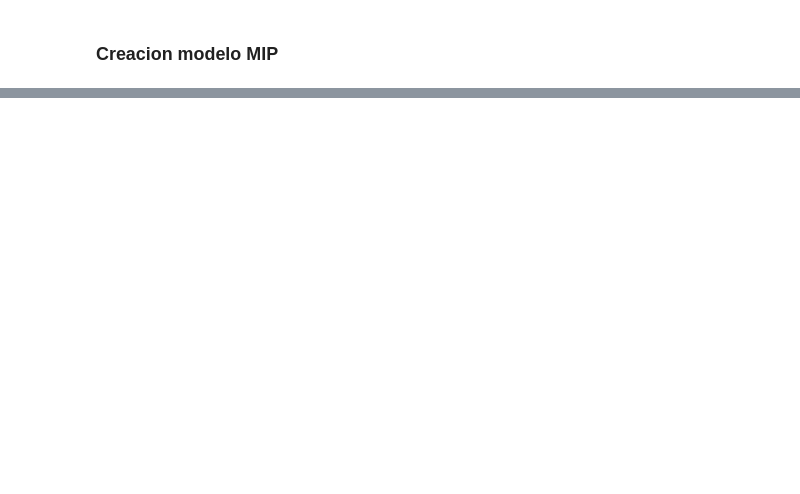
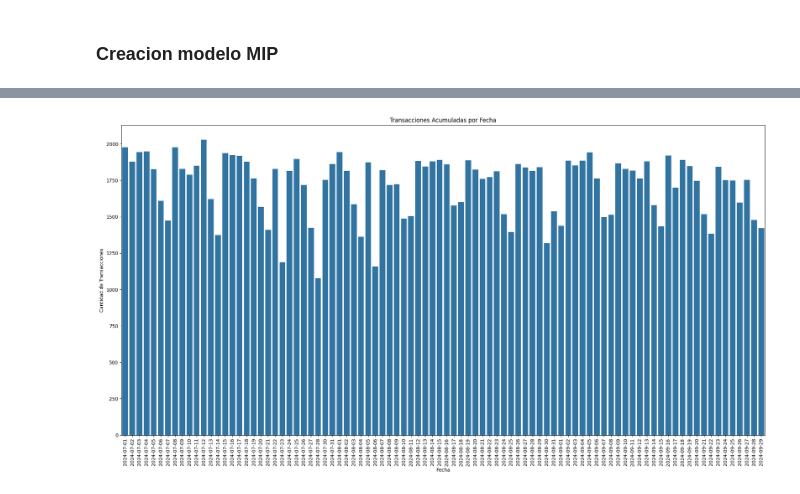
Before and after one commit to dtorresg/SCM-Challenge, a Jupyter notebook: SCM-Challenge.ipynb, the cells around one changed output, grey strips where cells are left out. Cells and saved outputs as stored; diff of their text form; code cells hidden in the pictures; blank space fills up the shorter version.

```diff
--- a/SCM-Challenge.ipynb
+++ b/SCM-Challenge.ipynb
@@ -110,0 +574,33 @@ m = mip.Model()
+# %%
+# # Crear una nueva columna para el total de transacciones
+# total_transacciones = df[df["Driver"] == "CANTIDAD_TRX"][columnas_horas].sum(axis=1)
+
+# print(total_transacciones.size)
+
+
+# # Graficar transacciones acumuladas por fecha
+# plt.figure(figsize=(20, 10))
+# sns.barplot(x= df[df["Driver"] == "CANTIDAD_TRX"]["Fecha"], y= total_transacciones)
+# plt.title('Transacciones Acumuladas por Fecha')
+# plt.ylabel('Cantidad de Transacciones')
+# plt.xlabel('Fecha')
+# plt.xticks(rotation=90)
+# plt.tight_layout()
+# plt.show()
+
+total_transacciones = df[df["Driver"] == "CANTIDAD_TRX"][columnas_horas].sum(axis=1)
+
+# Graficar transacciones acumuladas por fecha
+plt.figure(figsize=(20, 10))
+ax = sns.barplot(x=df[df["Driver"] == "CANTIDAD_TRX"]["Fecha"], y=total_transacciones)
+# ax.xaxis.set_major_locator(MultipleLocator(8))
+plt.title('Transacciones Acumuladas por Fecha')
+plt.ylabel('Cantidad de Transacciones')
+plt.xlabel('Fecha')
+# plt.ylim(1100,2600)
+# ax.set_xlim(df['Fecha'].min(), df['Fecha'].max())
+plt.tight_layout()
+plt.xticks(rotation=90)
+plt.show()
+# %% [output]
+[figure, added]
```
Also changed, not shown: parts of 55 cells of this notebook.
